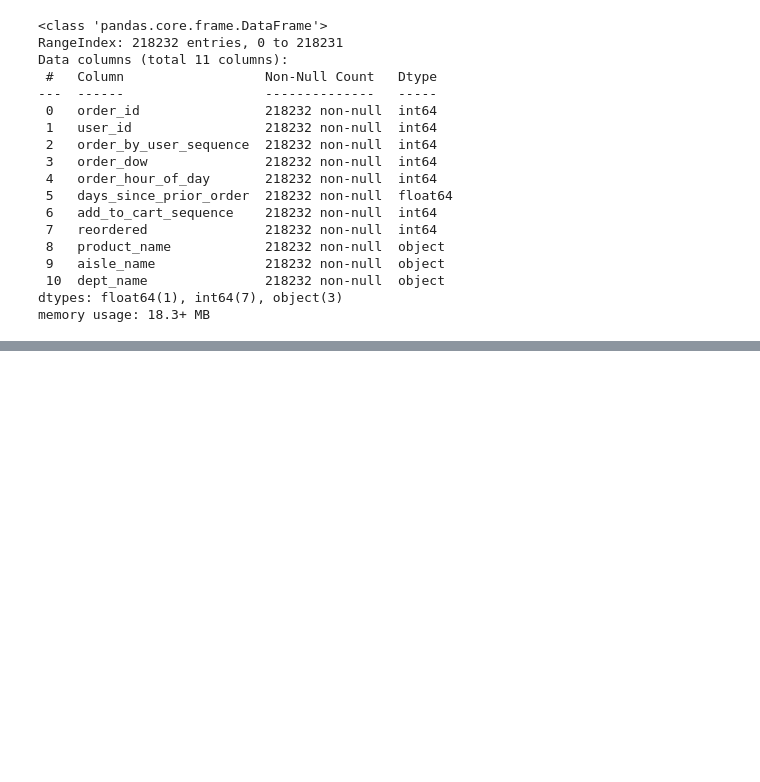
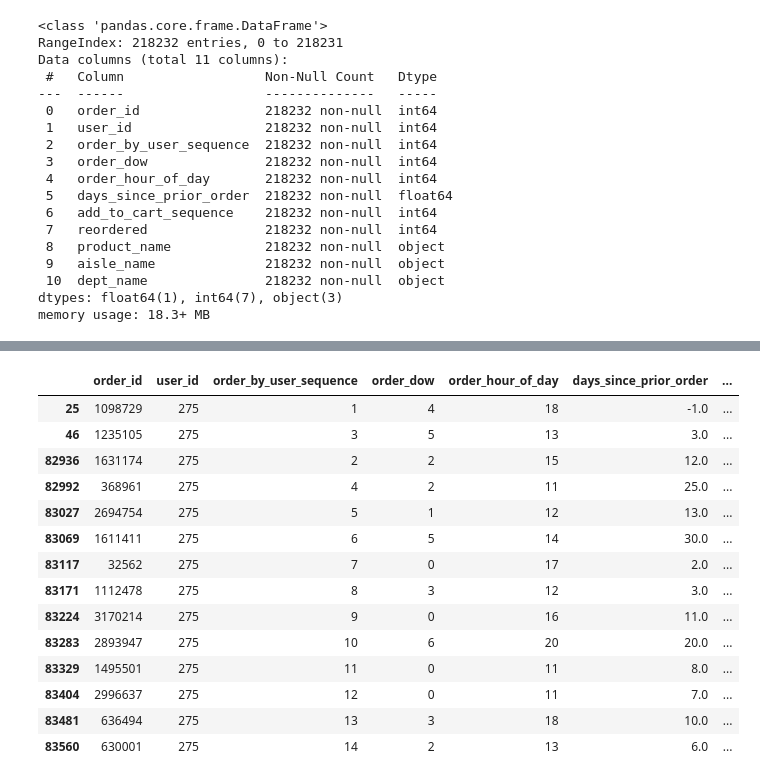
Before and after one commit to fractaldatalearning/Capstone2, a Jupyter notebook: notebooks/preprocessing2_feature_engineering.ipynb, the cells around one changed output, grey strips where cells are left out. Drawn from its saved outputs; the diff is of its cells as text; code cells hidden in the pictures; blank space fills up the shorter version.

```diff
--- a/notebooks/preprocessing2_feature_engineering.ipynb
+++ b/notebooks/preprocessing2_feature_engineering.ipynb
@@ -40,2 +40,0 @@ For each user's first order, this column will already be true because reordered=
-# %%
-df['past_orders'] = df.loc[:,'reordered'].copy()
@@ -67,0 +72,8 @@ for user in users:
+# %%
+# In order to group the dataframe and get a cumsum of purchases, I'll need a 'purchased' column
+
+df['purchased'] = 0
+df['purchased'] = df[df['add_to_cart_sequence']>0]['purchased'].replace(0,1)
+df['purchased'] = df['purchased'].fillna(0)
+
+df['purchased'].value_counts()
@@ -67,0 +107,18 @@ for user in users:
+# %%
+df[(df['user_id']==275)&(df['product_name']=='Arrowroot Starch/Flour')]
+# %% [output]
+|  | order_id | user_id | order_by_user_sequence | order_dow | order_hour_of_day | days_since_prior_order | ... |
+| 25 | 1098729 | 275 | 1 | 4 | 18 | -1.0 | ... |
+| 46 | 1235105 | 275 | 3 | 5 | 13 | 3.0 | ... |
+| 82936 | 1631174 | 275 | 2 | 2 | 15 | 12.0 | ... |
+| 82992 | 368961 | 275 | 4 | 2 | 11 | 25.0 | ... |
+| 83027 | 2694754 | 275 | 5 | 1 | 12 | 13.0 | ... |
+| 83069 | 1611411 | 275 | 6 | 5 | 14 | 30.0 | ... |
+| 83117 | 32562 | 275 | 7 | 0 | 17 | 2.0 | ... |
+| 83171 | 1112478 | 275 | 8 | 3 | 12 | 3.0 | ... |
+| 83224 | 3170214 | 275 | 9 | 0 | 16 | 11.0 | ... |
+| 83283 | 2893947 | 275 | 10 | 6 | 20 | 20.0 | ... |
+| 83329 | 1495501 | 275 | 11 | 0 | 11 | 8.0 | ... |
+| 83404 | 2996637 | 275 | 12 | 0 | 11 | 7.0 | ... |
+| 83481 | 636494 | 275 | 13 | 3 | 18 | 10.0 | ... |
+| 83560 | 630001 | 275 | 14 | 2 | 13 | 6.0 | ... |
```
Also changed, not shown: parts of 14 cells of this notebook.
